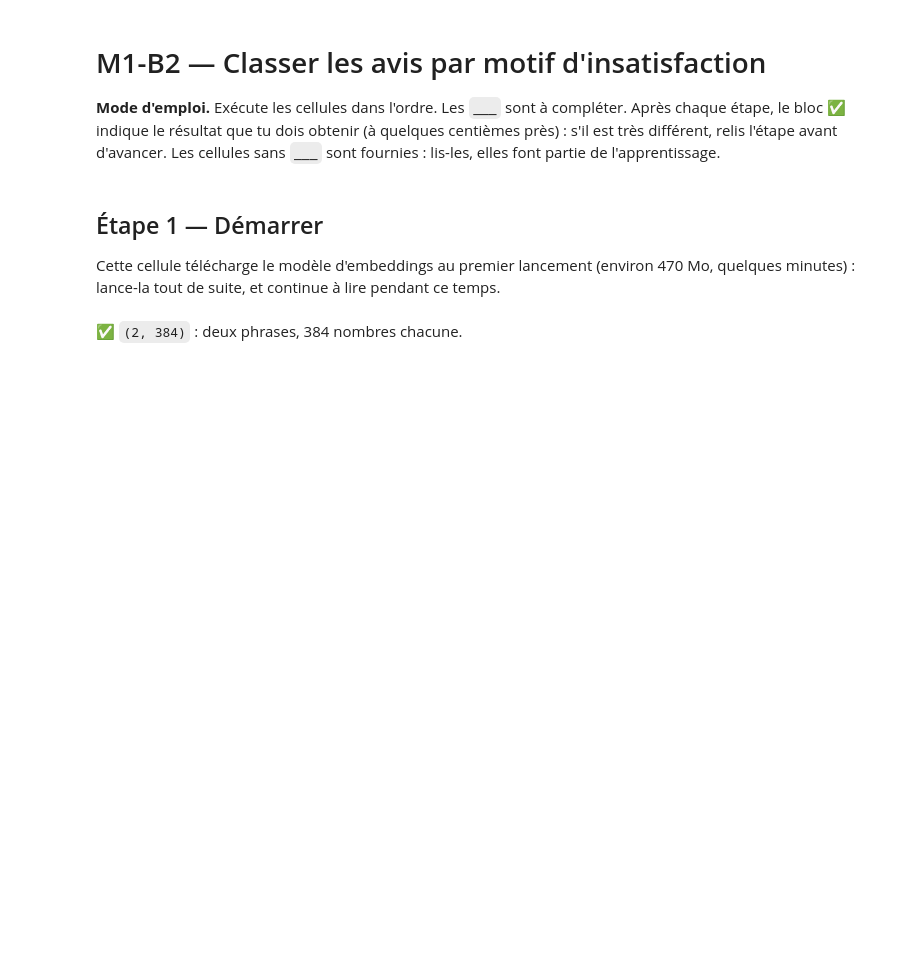
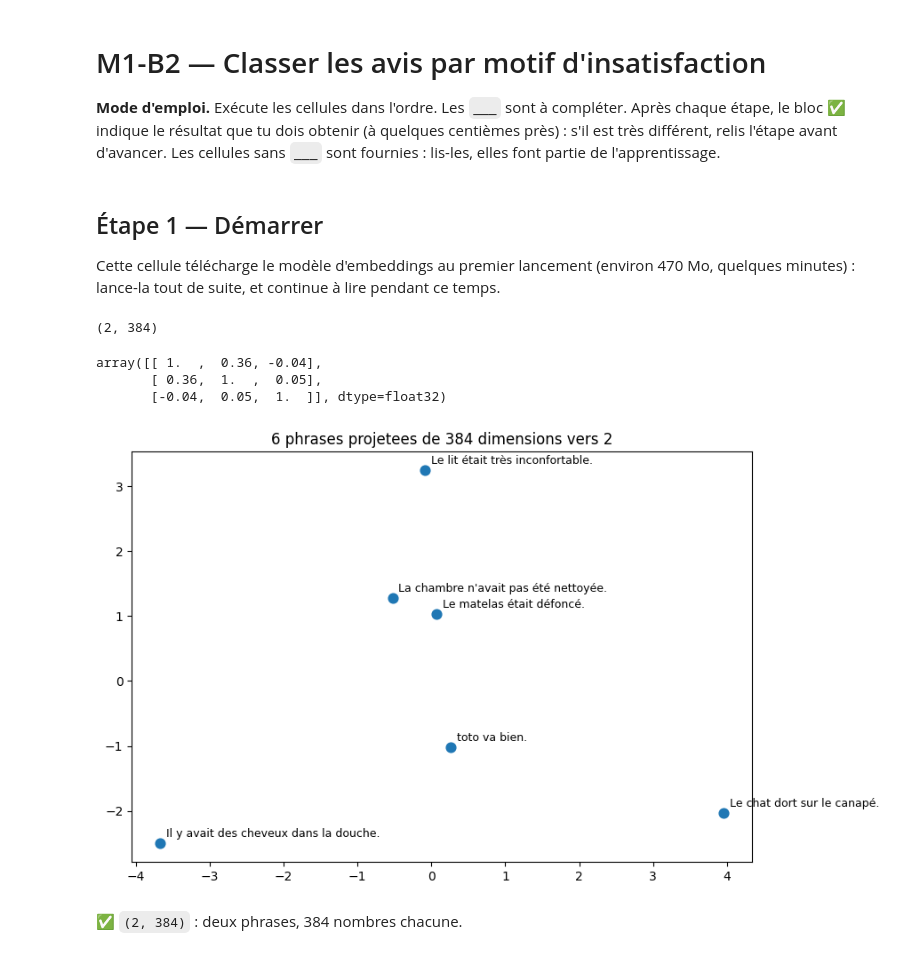
Before and after one commit to alexandre-berriau/Dev-IA-parcours-m1-b2-alexandre, a Jupyter notebook: notebooks/01_motifs_guide.ipynb, the cells around one changed output. Saved outputs shown, nothing was run; the diff lists cells and outputs as text; code cells hidden in the pictures; blank space fills up the shorter version.

```diff
--- a/notebooks/01_motifs_guide.ipynb
+++ b/notebooks/01_motifs_guide.ipynb
@@ -39,7 +39,39 @@ lance-la tout de suite, et continue à lire pendant ce temps.
 from sentence_transformers import SentenceTransformer
 
 encoder = SentenceTransformer(MODEL_NAME)
-encoder.encode(["Le lit était très inconfortable.", "Le matelas était défoncé."]).shape
+encoder.encode(["Le lit était très inconfortable.", "toto va bien."]).shape
+# %% [output]
+(2, 384)
+# %%
+phrases = ["Le lit était très inconfortable.", "Le matelas était défoncé.", "toto va bien."]
+V = encoder.encode(phrases)
+encoder.similarity(V, V).numpy().round(2)   # matrice 3x3 des similarités
+# %% [output]
+array([[ 1.  ,  0.36, -0.04],
+       [ 0.36,  1.  ,  0.05],
+       [-0.04,  0.05,  1.  ]], dtype=float32)
+# %%
+from sklearn.decomposition import PCA
+
+phrases = [
+    "Le lit était très inconfortable.",
+    "Le matelas était défoncé.",
+    "La chambre n'avait pas été nettoyée.",
+    "Il y avait des cheveux dans la douche.",
+    "toto va bien.",
+    "Le chat dort sur le canapé.",
+]
+V = encoder.encode(phrases)
+XY = PCA(n_components=2).fit_transform(V)   # 384 axes ramenes a 2
+
+plt.figure(figsize=(9, 6))
+plt.scatter(XY[:, 0], XY[:, 1], s=60)
+for (x, y), p in zip(XY, phrases):
+    plt.annotate(p, (x, y), fontsize=9, xytext=(5, 5), textcoords="offset points")
+plt.title("6 phrases projetees de 384 dimensions vers 2")
+plt.show()
+# %% [output]
+[figure, added]
 # %% [markdown]
 ✅ `(2, 384)` : deux phrases, 384 nombres chacune.
 # %% [markdown]
```
Also changed, not shown: parts of 27 cells of this notebook, 3 other files.
